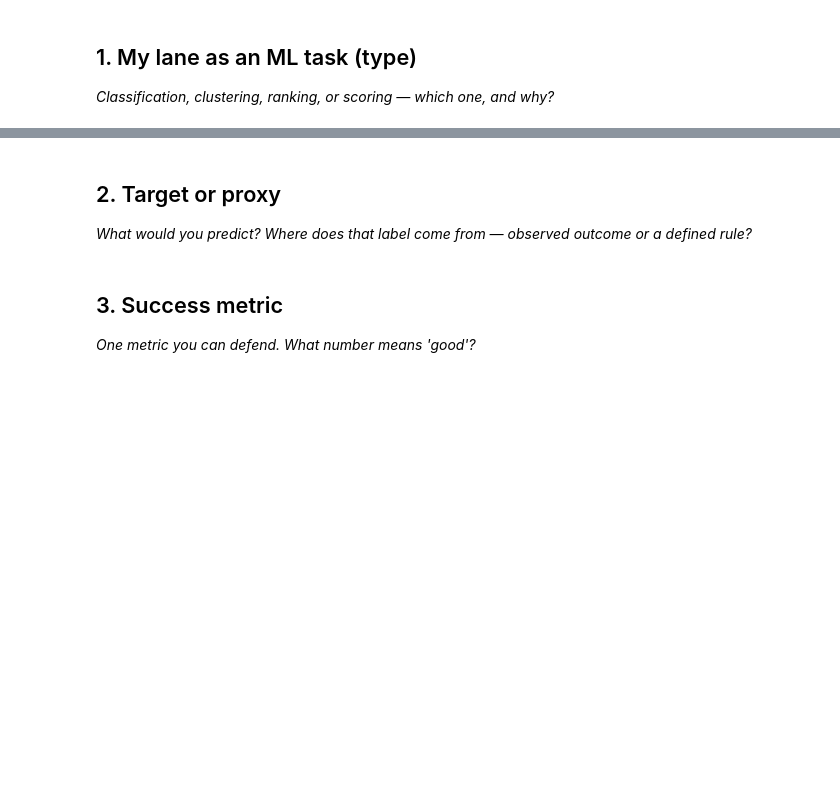
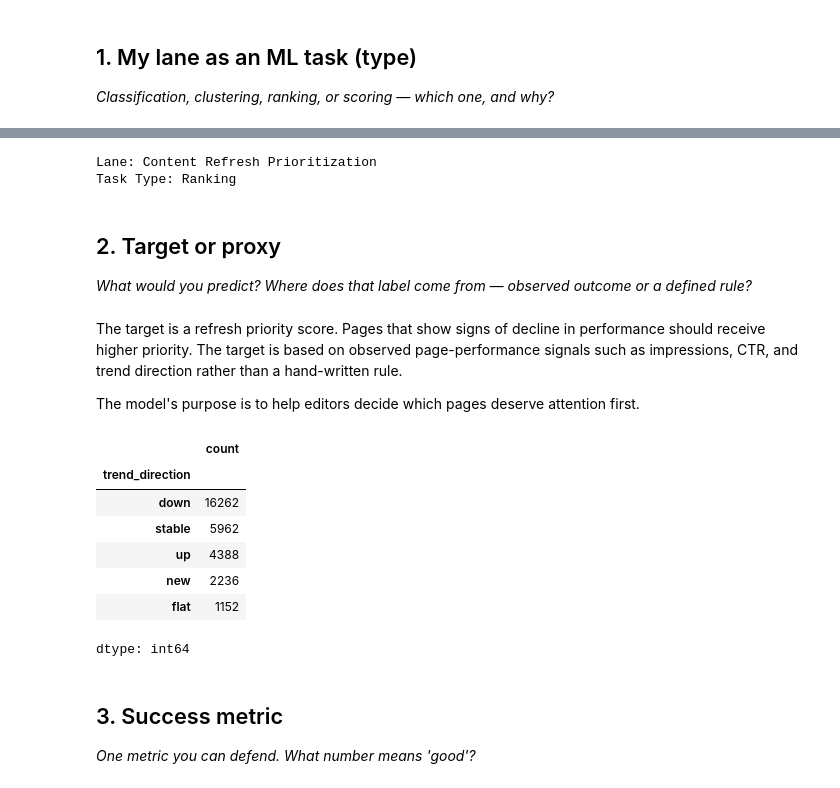
Before and after one commit to mab0bakar/flyrank-ml-internship-starter, a Jupyter notebook: work/notebooks/w02_ml_task_framing.ipynb, the cells around one changed output, grey strips where cells are left out. Cells and saved outputs as stored; diff of their text form; code cells hidden in the pictures; blank space fills up the shorter version.

```diff
--- a/work/notebooks/w02_ml_task_framing.ipynb
+++ b/work/notebooks/w02_ml_task_framing.ipynb
@@ -16,3 +27,12 @@ This skeleton is yours to fill. Work the sections **in order** — each one has
+# %%
+lane = "Content Refresh Prioritization"
+task_type = "Ranking"
+
+print("Lane:", lane)
+print("Task Type:", task_type)
+# %% [output]
+Lane: Content Refresh Prioritization
+Task Type: Ranking
 # %% [markdown]
 ## 2. Target or proxy
 
@@ -23,3 +40,22 @@ This skeleton is yours to fill. Work the sections **in order** — each one has
+# %% [markdown]
+The target is a refresh priority score. Pages that show signs of decline in performance should receive higher priority. The target is based on observed page-performance signals such as impressions, CTR, and trend direction rather than a hand-written rule.
+
+The model's purpose is to help editors decide which pages deserve attention first.
+# %%
+import pandas as pd
+
+df = pd.read_csv("data/raw/content_refresh_anonymized.csv")
+
+df["trend_direction"].value_counts()
+# %% [output]
+|  | count |
+| trend_direction |  |
+| down | 16262 |
+| stable | 5962 |
+| up | 4388 |
+| new | 2236 |
+| flat | 1152 |
+dtype: int64
 # %% [markdown]
 ## 3. Success metric
 
```
Also changed, not shown: parts of 15 cells of this notebook.
